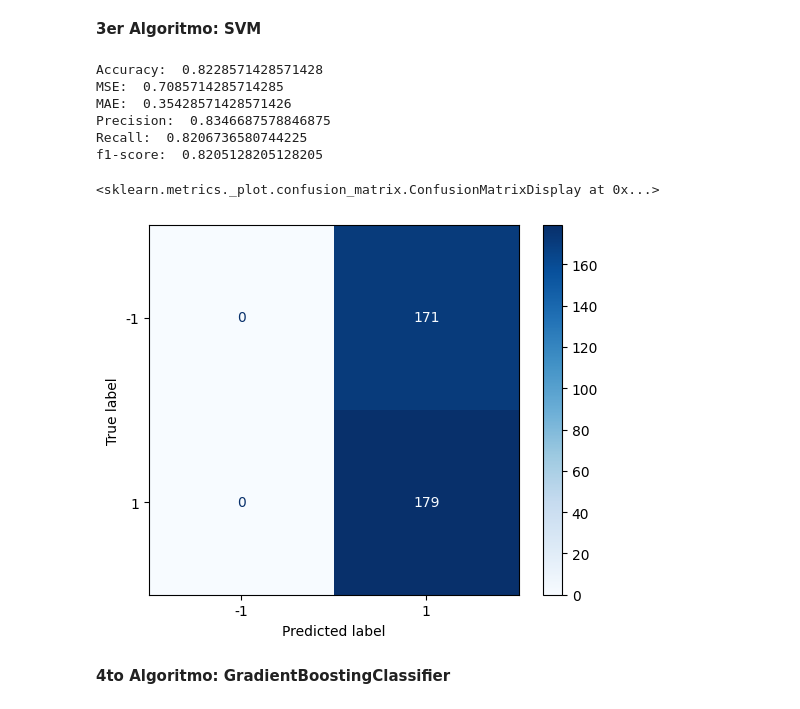
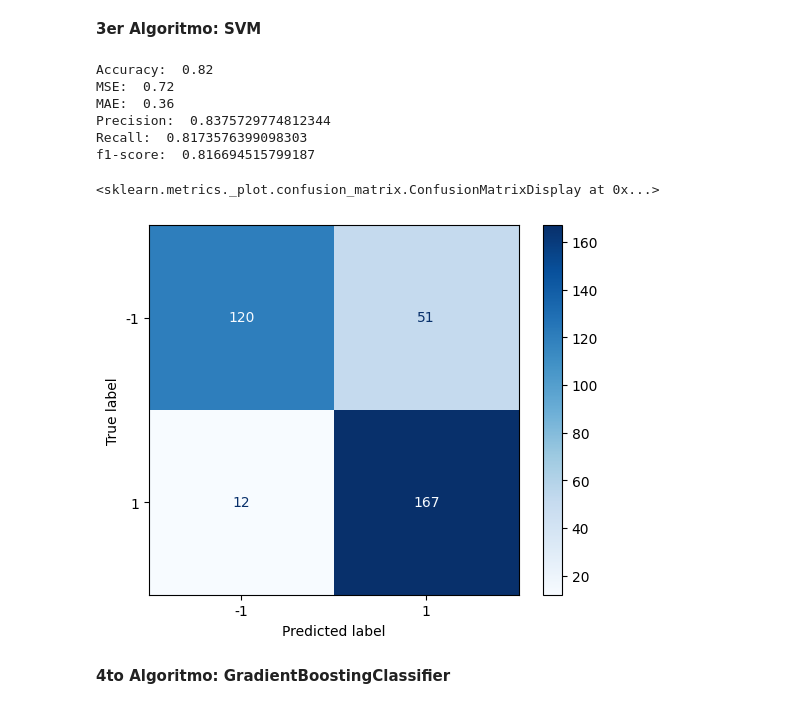
Before and after one commit to aparedesum/ProductivityPrediction, a Jupyter notebook: EvaluacionModelosProductividad.ipynb, the cells around one changed output. Saved outputs shown, nothing was run; the diff lists cells and outputs as text; code cells hidden in the pictures.

```diff
--- a/EvaluacionModelosProductividad.ipynb
+++ b/EvaluacionModelosProductividad.ipynb
@@ -376,7 +376,7 @@ import matplotlib.pyplot as plt
 # %%
 from sklearn.tree import DecisionTreeClassifier
 
-decision_model = DecisionTreeClassifier(random_state=42)
+decision_model = DecisionTreeClassifier(random_state=42, max_depth=2)
 decision_model.fit(X_train, y_train)
 y_pred = decision_model.predict(X_test)
 
@@ -426,36 +426,36 @@ f1-score:  0.988562091503268
 # %%
 from sklearn.svm import SVC
 from sklearn.preprocessing import MinMaxScaler
 
 # El modelo SVC es bueno cuando se transforma la data.
 
 scaler = MinMaxScaler()
 X_train_scaled = scaler.fit_transform(X_train)
 X_test_scaled = scaler.transform(X_test)
 
 # Ajuste de modelo con kernel gaussiano
 svc_model = SVC(random_state=42, kernel='rbf', C=1, gamma=50)
 svc_model.fit(X_train_scaled,y_train)
 
 y_pred = svc_model.predict(X_test_scaled)
 
 print('Accuracy: ', accuracy_score(y_test, y_pred))
 print('MSE: ', mean_squared_error(y_test, y_pred))
 print('MAE: ', mean_absolute_error(y_test, y_pred))
 print('Precision: ', precision_score(y_test, y_pred, average="macro"))
 print('Recall: ', recall_score(y_test, y_pred, average="macro", zero_division=0))
 print('f1-score: ', f1_score(y_test, y_pred, average="macro"))
 
-plot_confusion_matrix(svc_model, X_test, y_test,cmap=plt.cm.Blues)
+plot_confusion_matrix(svc_model, X_test_scaled, y_test,cmap=plt.cm.Blues)
 # %% [output]
-Accuracy:  0.8228571428571428
-MSE:  0.7085714285714285
-MAE:  0.35428571428571426
-Precision:  0.8346687578846875
-Recall:  0.8206736580744225
-f1-score:  0.8205128205128205
+Accuracy:  0.82
+MSE:  0.72
+MAE:  0.36
+Precision:  0.8375729774812344
+Recall:  0.8173576399098303
+f1-score:  0.816694515799187
 <sklearn.metrics._plot.confusion_matrix.ConfusionMatrixDisplay at 0x...>
-[figure, old version]
+[figure, new version]
 # %% [markdown]
 **4to Algoritmo: GradientBoostingClassifier**
 # %%
```
Also changed, not shown: parts of 16 cells of this notebook.
